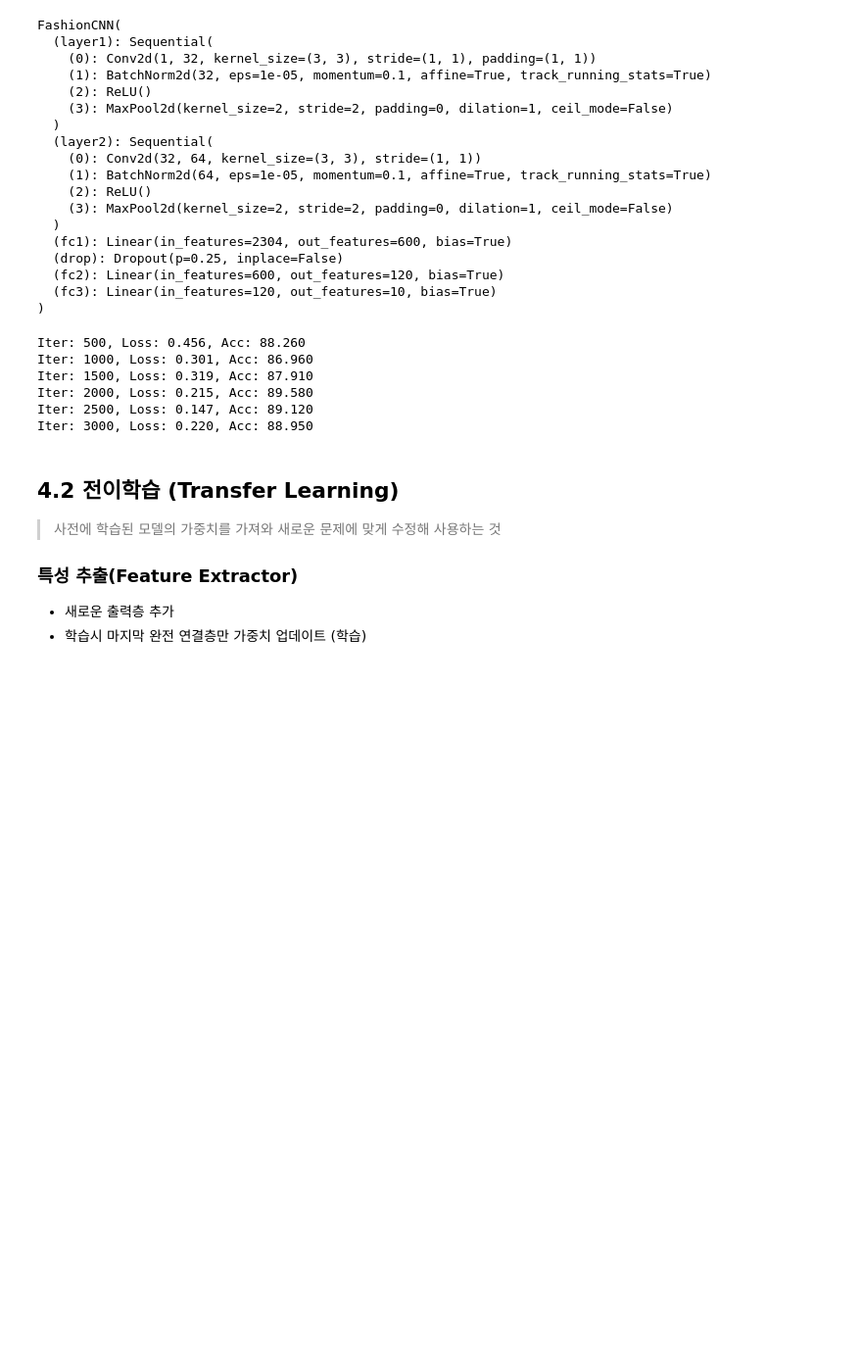
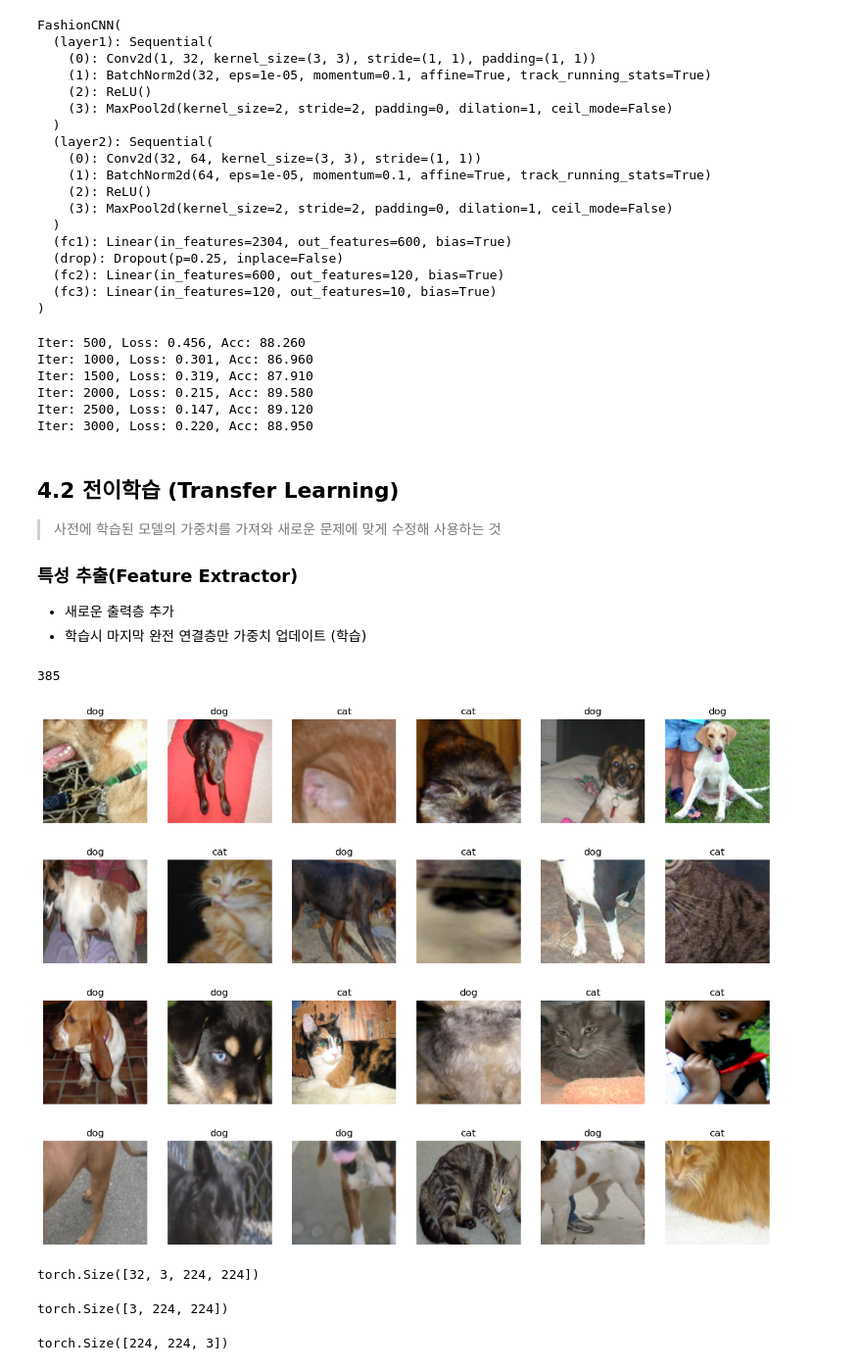
Before and after one commit to nuyhc/AIphoria, a Jupyter notebook: 7. PyTorch/7-4.CNN.ipynb, the cells around one changed output. Shown at 98% size. Cells and saved outputs as stored; diff of their text form; code cells hidden in the pictures; blank space fills up the shorter version.

```diff
--- a/7. PyTorch/7-4.CNN.ipynb
+++ b/7. PyTorch/7-4.CNN.ipynb
@@ -286,6 +286,7 @@ import copy
 import glob
 import cv2
 import shutil
+import numpy as np
 
 import torch
 import torchvision
@@ -296,3 +297,42 @@ import torch.optim as optim
 from torch.utils.data import DataLoader
 
 import matplotlib.pyplot as plt
+
+data_path = r"C:\Users\nuyhc\Desktop\Dev\AIphoria\data\catanddog"
+# %%
+transform = transforms.Compose([
+    transforms.Resize([256, 256]),
+    transforms.RandomResizedCrop(224),
+    transforms.RandomHorizontalFlip(),
+    transforms.ToTensor()
+])
+
+train_dataset = torchvision.datasets.ImageFolder(os.path.join(data_path, "train"), transform=transform)
+train_loader = DataLoader(train_dataset, batch_size=32, num_workers=8, shuffle=True)
+print(len(train_dataset))
+# %% [output]
+385
+# %%
+samples, labels = next(iter(train_loader))
+classes = {0:"cat", 1:"dog"}
+fig = plt.figure(figsize=(16, 24))
+for idx in range(24):
+    ax = fig.add_subplot(4, 6, idx+1)
+    ax.set_title(classes[labels[idx].item()])
+    ax.axis("off")
+    ax.imshow(np.transpose(samples[idx].numpy(), (1, 2, 0)))
+plt.subplots_adjust(bottom=0.2, top=0.6, hspace=0)
+# %% [output]
+[figure, added]
+# %%
+samples.shape
+# %% [output]
+torch.Size([32, 3, 224, 224])
+# %%
+samples[0].shape
+# %% [output]
+torch.Size([3, 224, 224])
+# %%
+np.transpose(samples[0], (1, 2, 0)).shape
+# %% [output]
+torch.Size([224, 224, 3])
```
Also changed, not shown: parts of 21 cells of this notebook.
